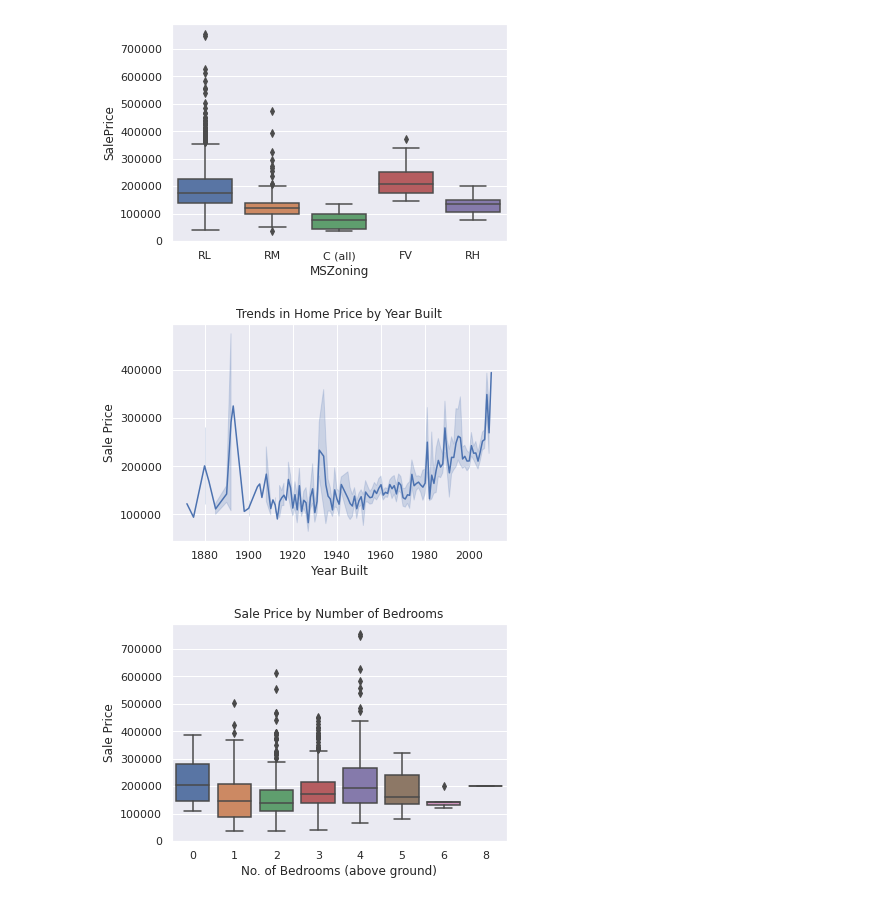
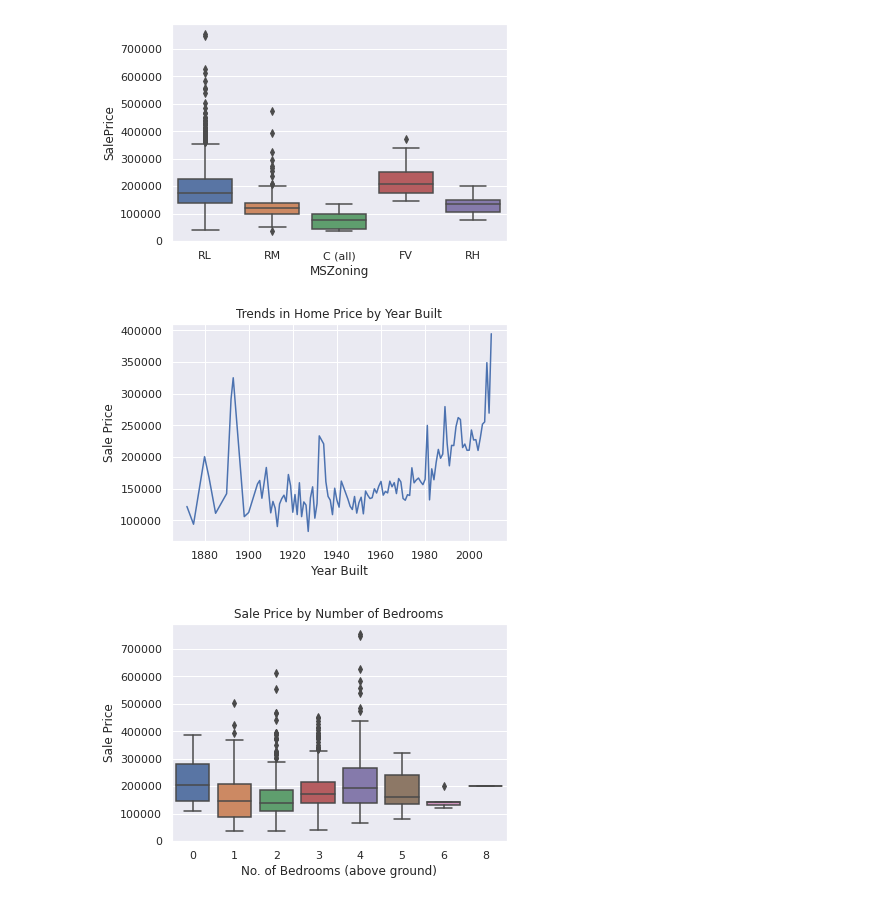
Before and after one commit to amjcosta/Kaggle, a Jupyter notebook: house_price_prediction/housing_price_prediction.ipynb, the cells around one changed output. Drawn from its saved outputs; the diff is of its cells as text; code cells hidden in the pictures.

```diff
--- a/house_price_prediction/housing_price_prediction.ipynb
+++ b/house_price_prediction/housing_price_prediction.ipynb
@@ -391,7 +394,9 @@ plt.show()
 # %% [markdown]
 We can see more homes are sold in late spring and early summer. I thought there might be a trend in homes sold by year due to the housing market crisis, but there isn't much of one.
 # %%
-sns.scatterplot(x='TotalSF', y='SalePrice', data=df, alpha=0.2)
+sns.set_style('whitegrid')
+
+sns.scatterplot(x='TotalSF', y='SalePrice', data=df, alpha=0.3)
 plt.title('Sale Price by Home Size')
 plt.xlabel('Total square feet')
 plt.ylabel('Sale Price')
@@ -469,13 +474,13 @@ plt.show()
 # %% [output]
 [figure]
 # %%
-sns.lineplot(x='YearBuilt', y='SalePrice', data=df)
+sns.lineplot(x='YearBuilt', y='SalePrice', data=df, ci=None)
 plt.xlabel('Year Built')
 plt.ylabel('Sale Price')
 plt.title('Trends in Home Price by Year Built')
 plt.show()
 # %% [output]
-[figure, old version]
+[figure, new version]
 # %%
 sns.boxplot(x='BedroomAbvGr', y='SalePrice', data=df)
 plt.xlabel('No. of Bedrooms (above ground)')
```
Also changed, not shown: parts of 7 cells of this notebook, 1 other file.
